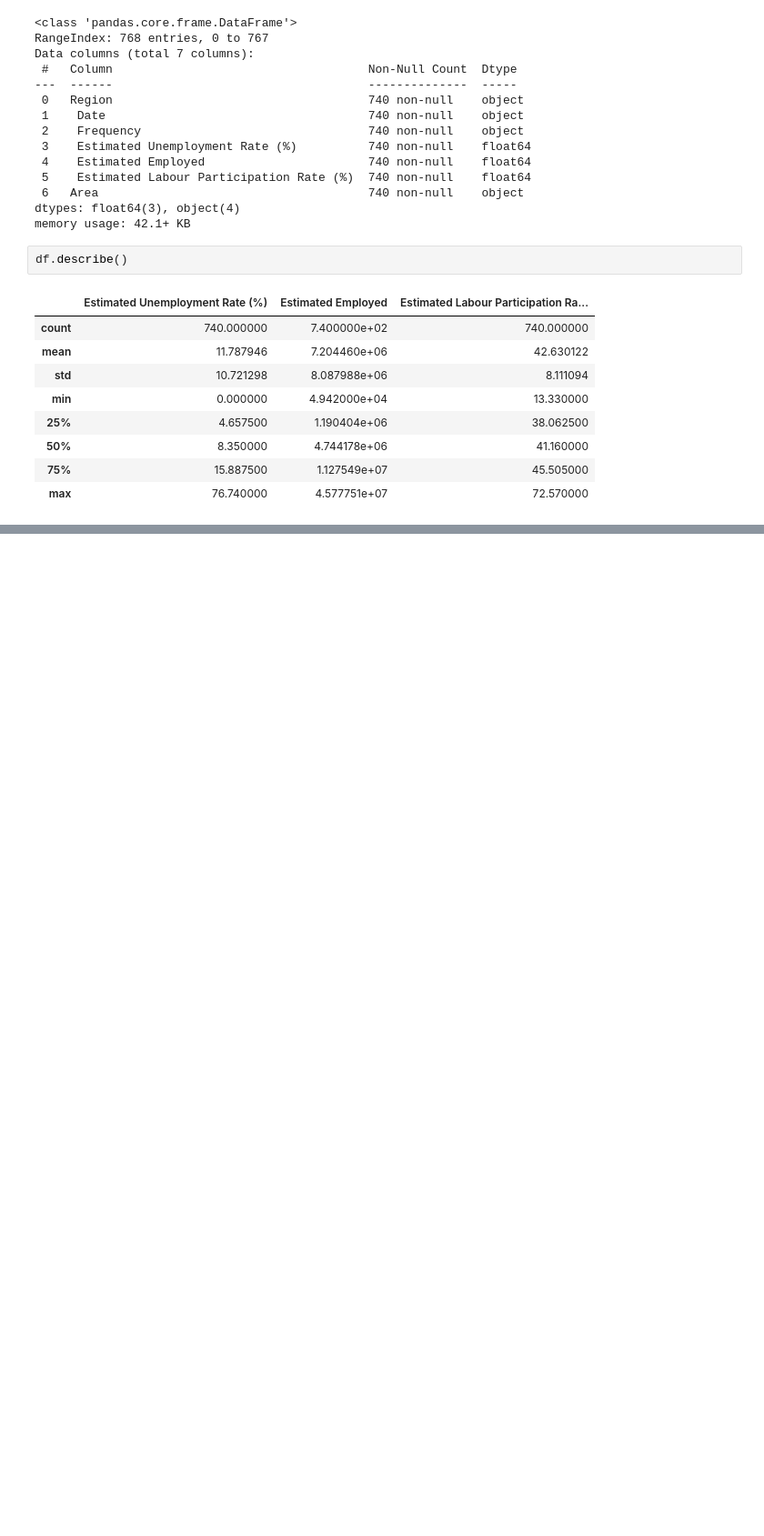
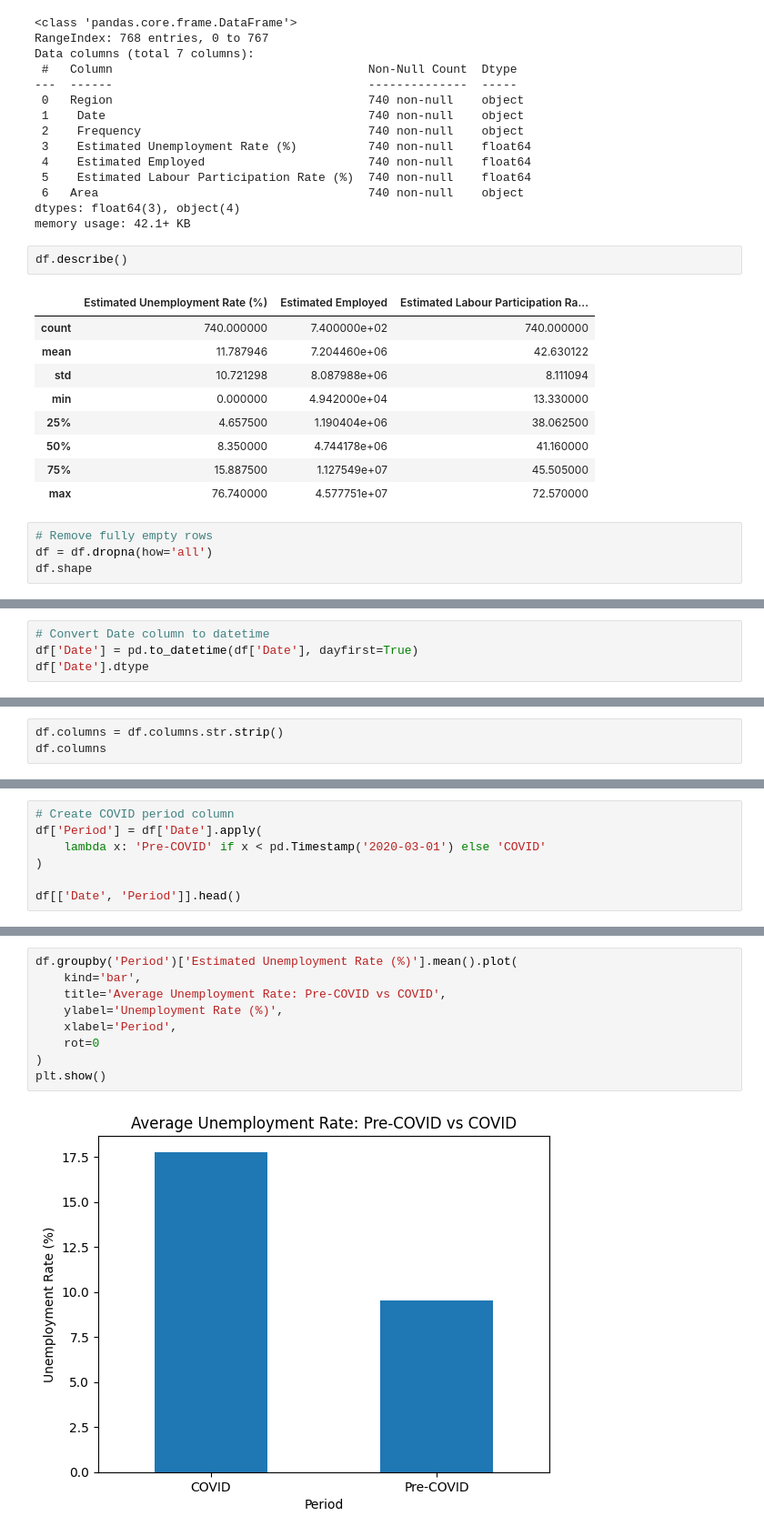
Before and after one commit to PatelNik8/OIBSIP, a Jupyter notebook: notebooks/task2_unemployment_analysis.ipynb, the cells around one changed output, grey strips where cells are left out. Shown at 91% size. Saved outputs shown, nothing was run; the diff lists cells and outputs as text; blank space fills up the shorter version.

```diff
--- a/notebooks/task2_unemployment_analysis.ipynb
+++ b/notebooks/task2_unemployment_analysis.ipynb
@@ -237,3 +237,7 @@ df.describe()
 | 50% | 8.350000 | 4.744178e+06 | 41.160000 |
 | 75% | 15.887500 | 1.127549e+07 | 45.505000 |
 | max | 76.740000 | 4.577751e+07 | 72.570000 |
+# %%
+# Remove fully empty rows
+df = df.dropna(how='all')
+df.shape
@@ -239,0 +246,4 @@ df.describe()
+# %%
+# Convert Date column to datetime
+df['Date'] = pd.to_datetime(df['Date'], dayfirst=True)
+df['Date'].dtype
@@ -239,0 +252,3 @@ df.describe()
+# %%
+df.columns = df.columns.str.strip()
+df.columns
@@ -239,0 +262,7 @@ df.describe()
+# %%
+# Create COVID period column
+df['Period'] = df['Date'].apply(
+    lambda x: 'Pre-COVID' if x < pd.Timestamp('2020-03-01') else 'COVID'
+)
+
+df[['Date', 'Period']].head()
@@ -239,0 +284,11 @@ df.describe()
+# %%
+df.groupby('Period')['Estimated Unemployment Rate (%)'].mean().plot(
+    kind='bar',
+    title='Average Unemployment Rate: Pre-COVID vs COVID',
+    ylabel='Unemployment Rate (%)',
+    xlabel='Period',
+    rot=0
+)
+plt.show()
+# %% [output]
+[figure, added]
```
Also changed, not shown: parts of 10 cells of this notebook.
